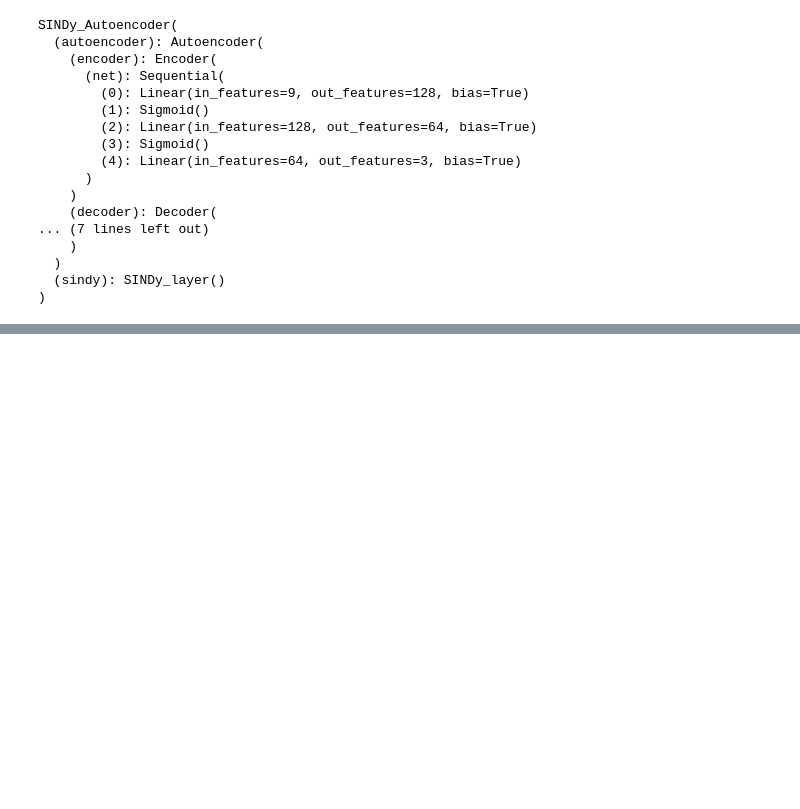
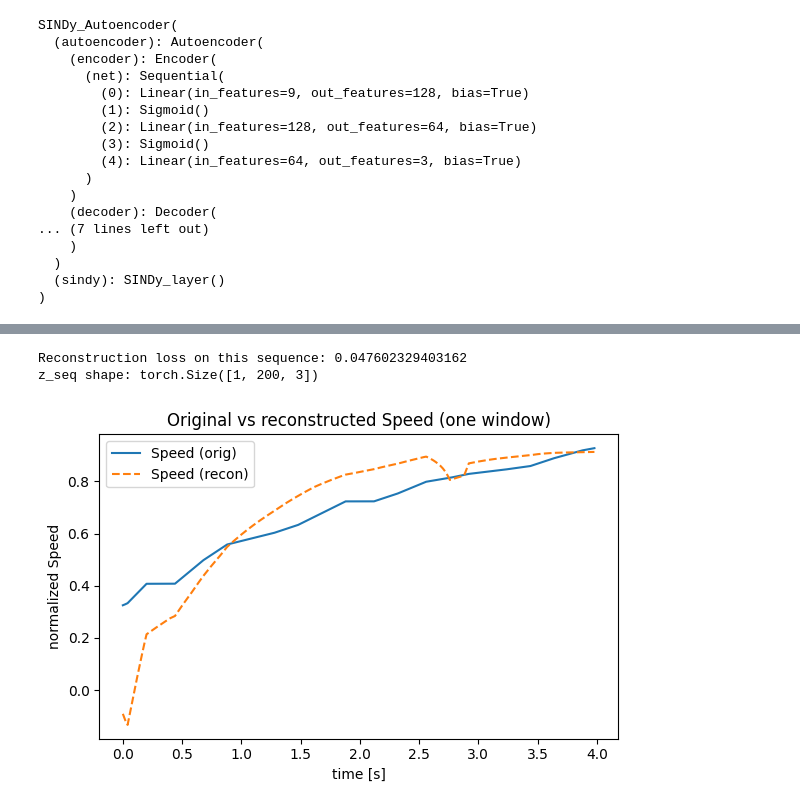
Before and after one commit to JLNeuroLab/SINDy-autoencoder, a Jupyter notebook: experiments/sindyae_f1.ipynb, the cells around one changed output, grey strips where cells are left out. Saved outputs shown, nothing was run; the diff lists cells and outputs as text; code cells hidden in the pictures; blank space fills up the shorter version.

```diff
--- a/experiments/sindyae_f1.ipynb
+++ b/experiments/sindyae_f1.ipynb
@@ -199,0 +239,55 @@ plt.show()
+# %%
+# Take one sequence and run it through the trained model
+
+from utils.diff_methods import compute_derivatives
+
+model.eval()
+
+# pick one trajectory
+x_seq_np = X_seq[0:1]  # shape (1, T_window, x_dim)
+
+# compute derivatives for that trajectory (same method as trainer)
+xdot_np = compute_derivatives(x_seq_np, dt, diff_method="finite-diff")
+
+x_seq_t = torch.from_numpy(x_seq_np).float().to(device)
+xdot_t = torch.from_numpy(xdot_np).float().to(device)
+
+with torch.no_grad():
+    x_hat_seq, z_seq, losses = model(
+        x_seq_t,
+        xdot_t,
+        lambda_recon=1.0,
+        lambda_dx=1.0,
+        lambda_dz=1.0,
+    )
+
+print("Reconstruction loss on this sequence:", losses["L_recon"].item())
+print("z_seq shape:", z_seq.shape)
+
+x_seq_np_rec = x_hat_seq.cpu().numpy()[0]   # (T_window, x_dim)
+z_seq_np = z_seq.detach().cpu().numpy()[0]          # (T_window, z_dim)
+# %% [output]
+Reconstruction loss on this sequence: 0.047602329403162
+z_seq shape: torch.Size([1, 200, 3])
+# %%
+# Compare original vs reconstructed for Speed
+
+cols = state_cols
+if "Speed" in cols:
+    speed_idx = cols.index("Speed")
+else:
+    speed_idx = 1  # fallback
+
+time_local = np.arange(x_seq_np.shape[1]) * dt
+
+plt.figure(figsize=(6,4))
+plt.plot(time_local, x_seq_np[0, :, speed_idx], label="Speed (orig)")
+plt.plot(time_local, x_seq_np_rec[:, speed_idx], "--", label="Speed (recon)")
+plt.xlabel("time [s]")
+plt.ylabel("normalized Speed")
+plt.legend()
+plt.title("Original vs reconstructed Speed (one window)")
+plt.tight_layout()
+plt.show()
+# %% [output]
+[figure, added]
```
Also changed, not shown: parts of 10 cells of this notebook, 3 other files.
